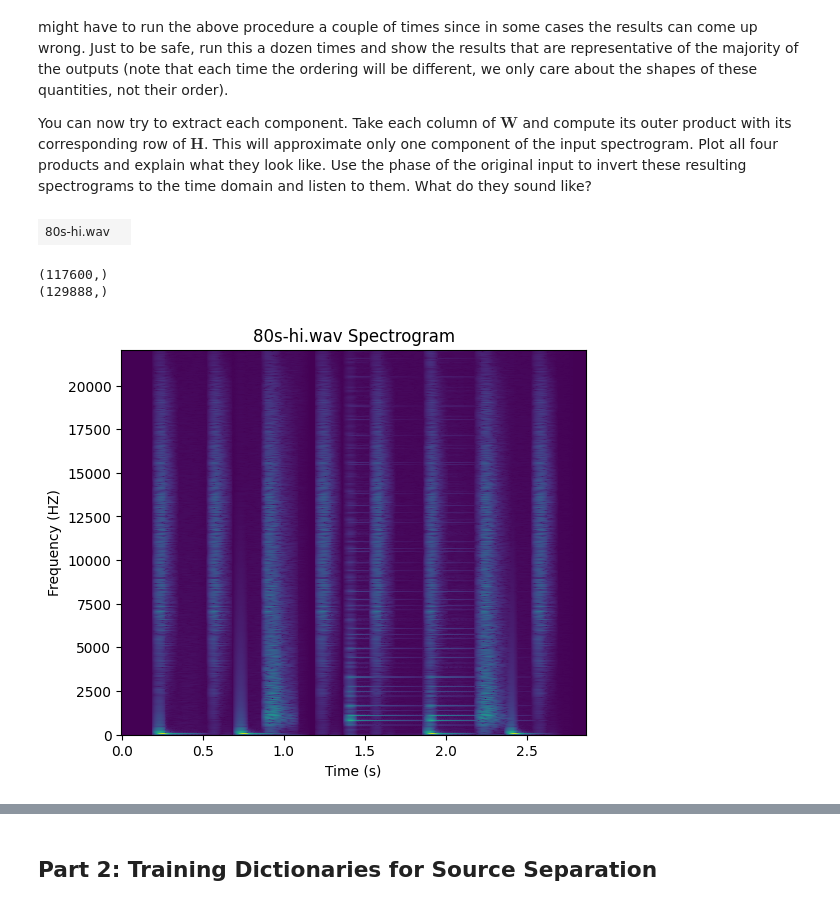
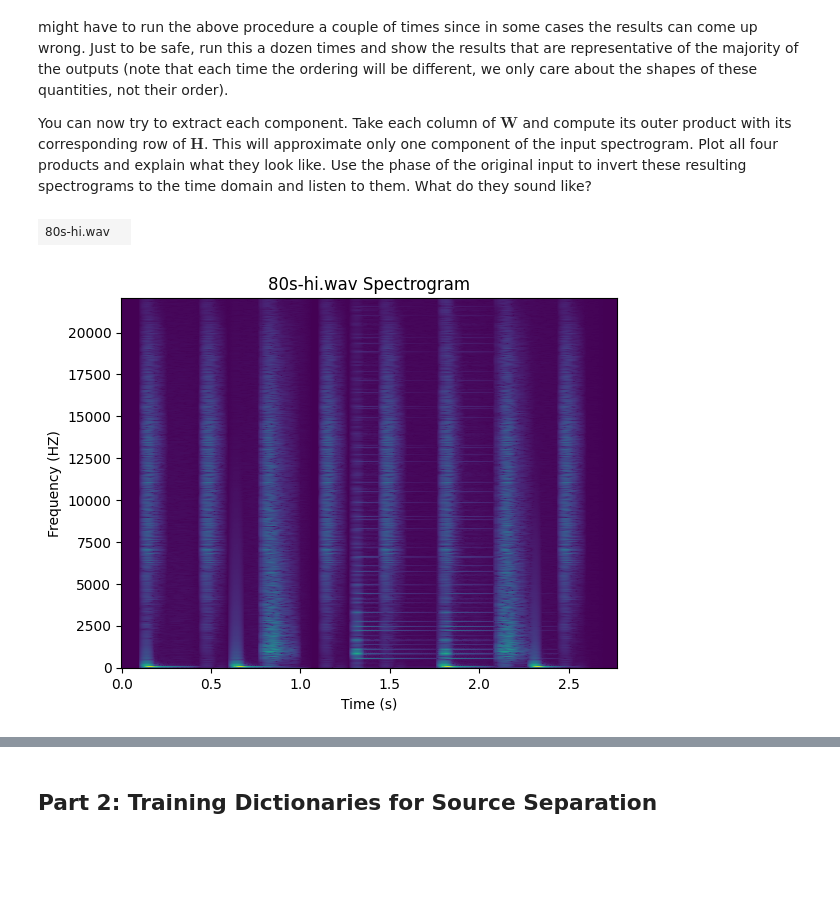
Before and after one commit to aditk3/CS448-Labs, a Jupyter notebook: Lab 10/Lab 10 - Spectral Factorizations.ipynb, the cells around one changed output, grey strips where cells are left out. Drawn from its saved outputs; the diff is of its cells as text; code cells hidden in the pictures; blank space fills up the shorter version.

```diff
--- a/Lab 10/Lab 10 - Spectral Factorizations.ipynb
+++ b/Lab 10/Lab 10 - Spectral Factorizations.ipynb
@@ -3,9 +3,11 @@
 # %%
 ### IMPORTS & SETUP ###
 
+import random
+
 import matplotlib.pyplot as plt
 
-plt.rcParams["figure.figsize"] = (6, 5)
+# plt.rcParams["figure.figsize"] = (4, 2)
 
 import numpy as np
 from numpy.fft import rfft, irfft
@@ -31,7 +33,7 @@ def normalize_signal(x):
 
 
 # Function that plots the spectrogram of a signal
-def plot_spectrogram(stft, dft_size, hop_size, zero_pad, fs, title=""):
+def plot_spectrogram(stft, dft_size, hop_size, zero_pad, fs, title="Spectrogram"):
     # Raising to a power of 0.3 to make the spectrogram more visible
     output = np.absolute(stft)**0.3
     X = np.linspace(0, output.shape[0] * hop_size / fs, output.shape[0])
@@ -112,15 +111,15 @@ You can now try to extract each component. Take each column of $\mathbf{W}$ and
 # %%
 # Load the audio file
 fs, drums = wavfile.read("./data/80s-hi.wav")
 drums = normalize_signal(drums)
 sound(drums, fs, "80s-hi.wav")
-print(drums.shape)
-drums = np.hstack((np.zeros(DFT_SIZE*3), drums))
-print(drums.shape)
-F = stft(drums, DFT_SIZE, HOP_SIZE, ZERO_PAD, WINDOW)
-plot_spectrogram(F, DFT_SIZE, HOP_SIZE, ZERO_PAD, fs, title="80s-hi.wav Spectrogram")
+
+# Padding the signal
+zeros = np.zeros(DFT_SIZE*2)
+drums = np.concatenate((zeros, drums))
+
+F = stft(drums, DFT_SIZE, HOP_SIZE, ZERO_PAD, WINDOW).T
+plot_spectrogram(F.T, DFT_SIZE, HOP_SIZE, ZERO_PAD, fs, title="80s-hi.wav Spectrogram")
 # %% [output]
 | 80s-hi.wav |  |
-(117600,)
-(129888,)
-[figure, old version]
+[figure, new version]
```
Also changed, not shown: parts of 5 cells of this notebook.
